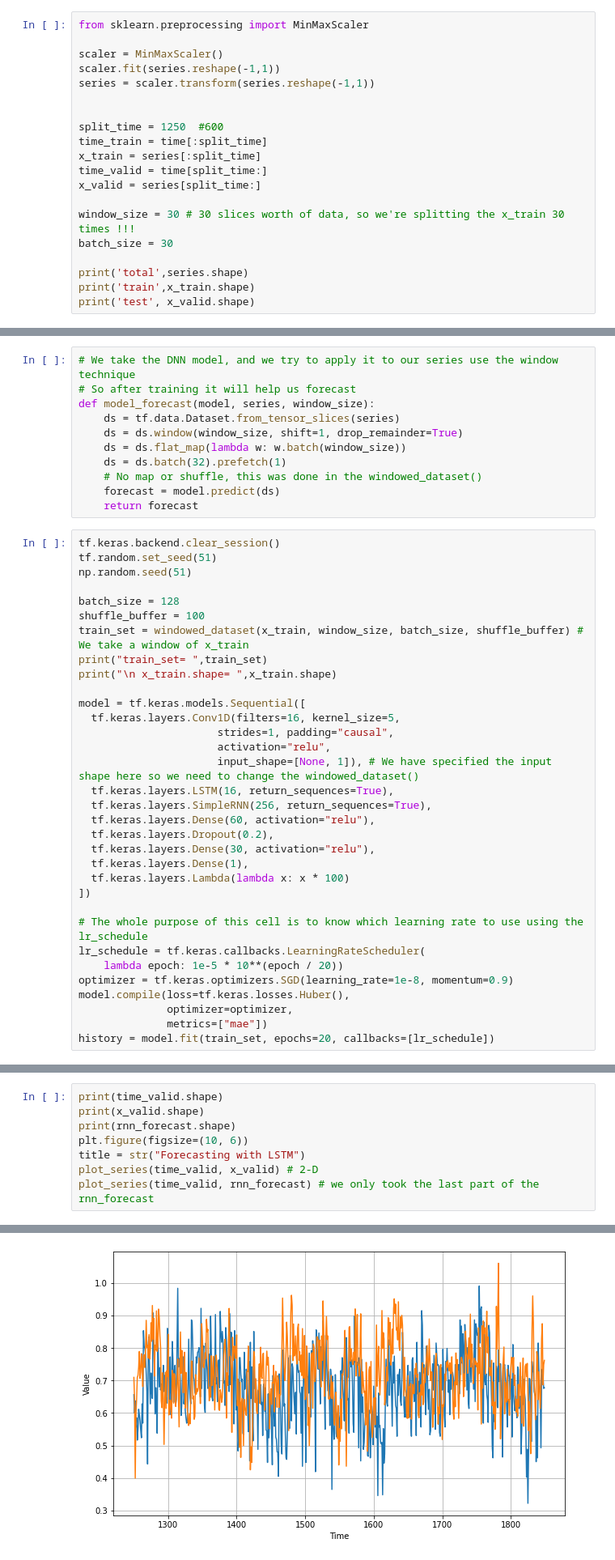
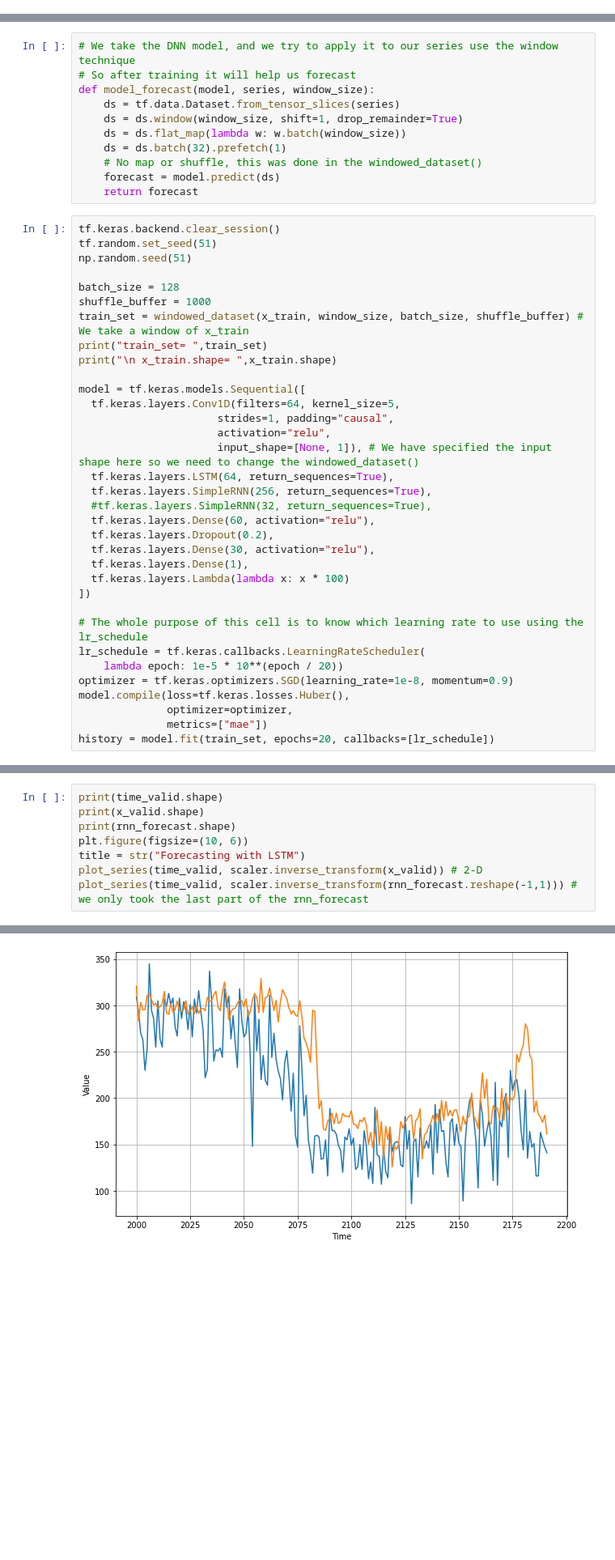
Before and after one commit to FarahBouattour/knowWhatToEat, a Jupyter notebook: DL.ipynb, the cells around one changed output, grey strips where cells are left out. Shown: that part at 81% size. Cells and saved outputs as stored; diff of their text form; blank space fills up the shorter version.

```diff
--- a/DL.ipynb
+++ b/DL.ipynb
@@ -55,20 +67,0 @@ array([170, 249, 222, ..., 346, 329, 330])
-# %%
-from sklearn.preprocessing import MinMaxScaler
-
-scaler = MinMaxScaler()
-scaler.fit(series.reshape(-1,1))
-series = scaler.transform(series.reshape(-1,1))
-
-
-split_time = 1250  #600
-time_train = time[:split_time]
-x_train = series[:split_time]
-time_valid = time[split_time:]
-x_valid = series[split_time:]
-
-window_size = 30 # 30 slices worth of data, so we're splitting the x_train 30 times !!!
-batch_size = 30
-
-print('total',series.shape)
-print('train',x_train.shape)
-print('test', x_valid.shape)
@@ -93,18 +82,19 @@ tf.random.set_seed(51)
 np.random.seed(51)
 
 batch_size = 128
-shuffle_buffer = 100
+shuffle_buffer = 1000
 train_set = windowed_dataset(x_train, window_size, batch_size, shuffle_buffer) # We take a window of x_train
 print("train_set= ",train_set)
 print("\n x_train.shape= ",x_train.shape)
 
 model = tf.keras.models.Sequential([
-  tf.keras.layers.Conv1D(filters=16, kernel_size=5,
+  tf.keras.layers.Conv1D(filters=64, kernel_size=5,
                       strides=1, padding="causal",
                       activation="relu",
                       input_shape=[None, 1]), # We have specified the input shape here so we need to change the windowed_dataset()
-  tf.keras.layers.LSTM(16, return_sequences=True),
+  tf.keras.layers.LSTM(64, return_sequences=True),
   tf.keras.layers.SimpleRNN(256, return_sequences=True),
+  #tf.keras.layers.SimpleRNN(32, return_sequences=True),
   tf.keras.layers.Dense(60, activation="relu"),
   tf.keras.layers.Dropout(0.2),
   tf.keras.layers.Dense(30, activation="relu"),
@@ -168,6 +163,6 @@ print(x_valid.shape)
 print(rnn_forecast.shape)
 plt.figure(figsize=(10, 6))
 title = str("Forecasting with LSTM")
-plot_series(time_valid, x_valid) # 2-D
-plot_series(time_valid, rnn_forecast) # we only took the last part of the rnn_forecast
+plot_series(time_valid, scaler.inverse_transform(x_valid)) # 2-D
+plot_series(time_valid, scaler.inverse_transform(rnn_forecast.reshape(-1,1))) # we only took the last part of the rnn_forecast
 # %% [output]
@@ -177,4 +172,4 @@ plot_series(time_valid, rnn_forecast) # we only took the last part of the rnn_fo
-[figure, old version]
+[figure, new version]
 # %%
 tf.keras.metrics.mean_absolute_error(x_valid, rnn_forecast).numpy() # CNN LSTM 1.77
 # %% [output]
```
Also changed, not shown: parts of 17 cells of this notebook.
